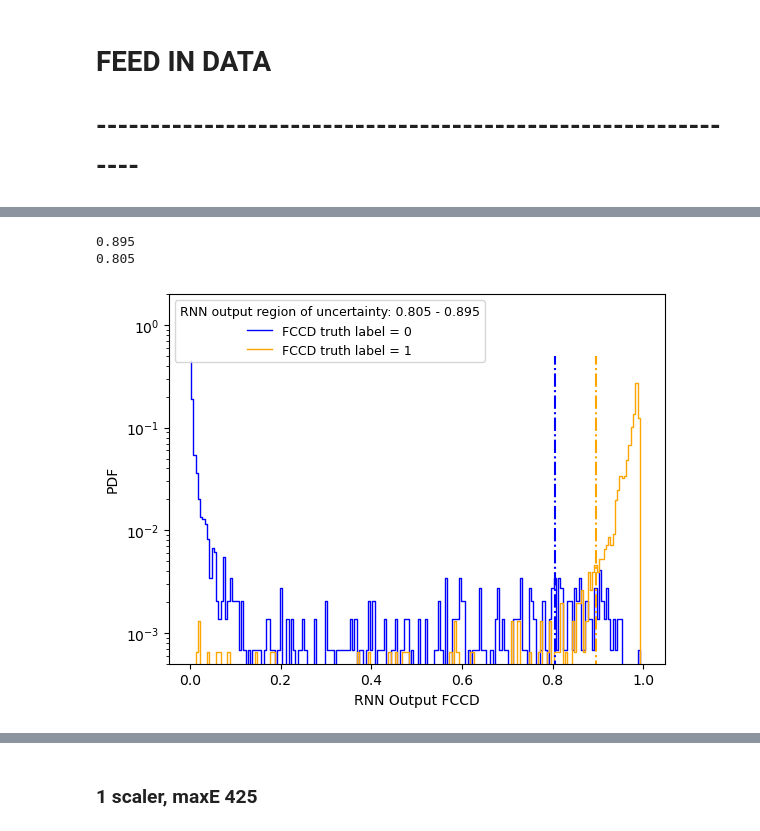
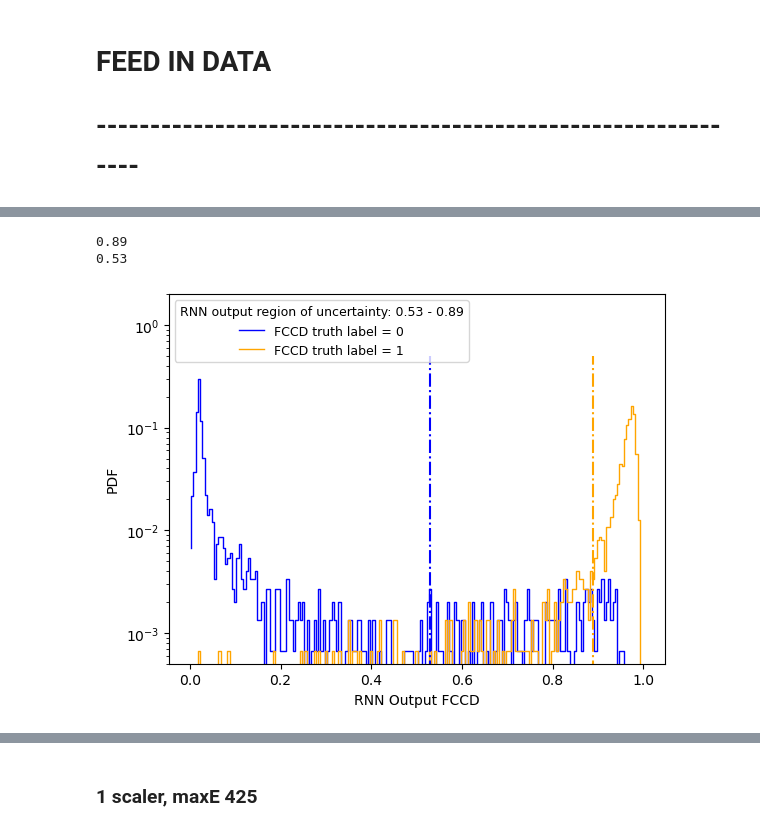
Before and after one commit to abialexander/RNN_DeadLayerFit, a Jupyter notebook: RNNperformance_RealData.ipynb, the cells around one changed output, grey strips where cells are left out. Drawn from its saved outputs; the diff is of its cells as text; code cells hidden in the pictures.

```diff
--- a/RNNperformance_RealData.ipynb
+++ b/RNNperformance_RealData.ipynb
@@ -227,7 +219,7 @@ MCRANDOM3_PATH = CodePath+"/data/V05268A_data/training_data_V05268A_5000randomFC
 NUM_EPOCHS = 20 #can try increasing
 LEARNING_RATE = 0.005 #0.01 #try modifying learning rate #0.001 too low for 30 epochs, 0.01 may be too high
 dataset_size = 10000 #10000
-maxFCCDdiff = 0.1
+maxFCCDdiff = 0.05
 maxDLFdiff = 1.0 #i.e. no restriction
 RNN_ID ="RNN_MC2DLF1_"+str(NUM_EPOCHS)+"epochs_LR"+str(LEARNING_RATE)+"_maxFCCDdiff"+str(maxFCCDdiff)+"mm_"+str(dataset_size)+"trials"
 # %%
@@ -262,10 +254,10 @@ print(outputs)
 # %%
 # find 90% quantile -> try different confidence level (i.e. 60, 80%, 68%=1sigma)
-pdf1_qlow, pdf0_qup = plot_FCCD_pdf(RNN_ID, q=0.95)
+pdf1_qlow, pdf0_qup = plot_FCCD_pdf(RNN_ID, q=0.9)
 # %% [output]
-0.895
-0.805
+0.89
+0.53
-[figure, old version]
+[figure, new version]
 # %%
 CodePath = os.path.dirname(os.path.abspath("__file__"))
 #RNN - 0.05mm restriction
```
Also changed, not shown: parts of 21 cells of this notebook, 34 other files.
